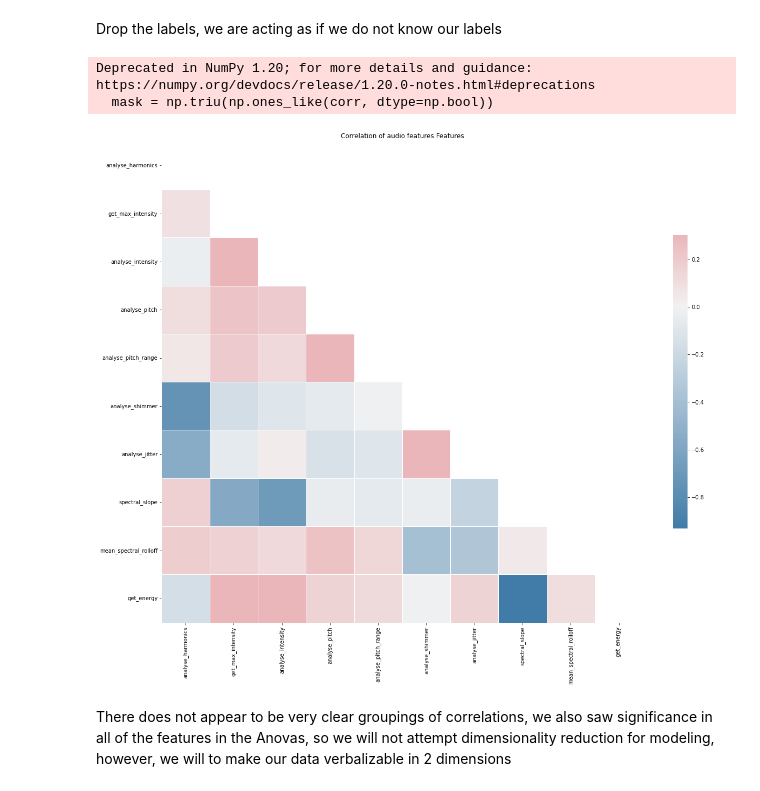
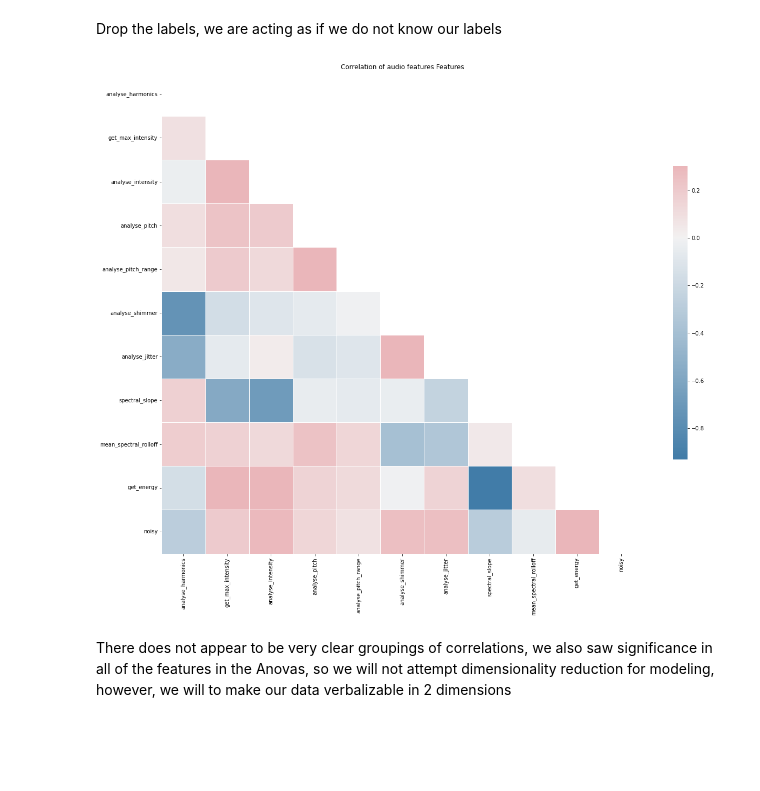
Before and after one commit to TheSameerAhmed/anger-detection-ml, a Jupyter notebook: clustering.ipynb, the cells around one changed output. Saved outputs shown, nothing was run; the diff lists cells and outputs as text; code cells hidden in the pictures; blank space fills up the shorter version.

```diff
--- a/clustering.ipynb
+++ b/clustering.ipynb
@@ -90,11 +99,9 @@ def correlation_plot(dataframe, name):
 
    plt.title(f'Correlation of {name} Features')
 # %%
-correlation_plot(data_st.drop(['parent_label', 'segment_label'], axis=1), "audio features")
+correlation_plot(data.drop(['parent_label', 'segment_label'], axis=1), "audio features")
 # %% [output]
-Deprecated in NumPy 1.20; for more details and guidance: https://numpy.org/devdocs/release/1.20.0-notes.html#deprecations
-  mask = np.triu(np.ones_like(corr, dtype=np.bool))
-[figure, old version]
+[figure, new version]
 # %% [markdown]
 There does not appear to be very clear groupings of correlations, we also saw significance in all of the features in the Anovas, so we will not attempt dimensionality reduction for modeling, however, we will to make our data verbalizable in 2 dimensions
 # %%
```
Also changed, not shown: parts of 12 cells of this notebook, 4 other files.
